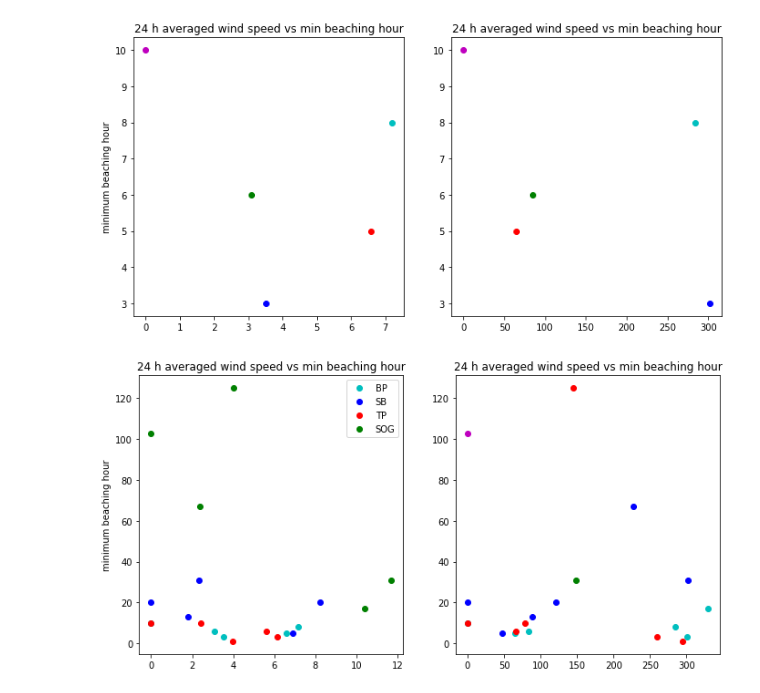
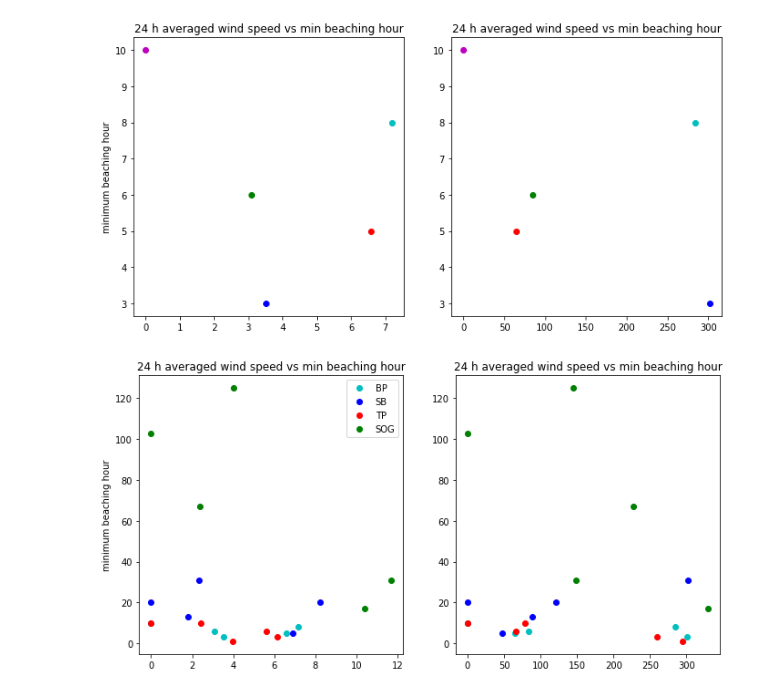
Before and after one commit to SalishSeaCast/analysis-vicky, a Jupyter notebook: notebooks/ScatterPlots.ipynb, the cells around one changed output. Drawn from its saved outputs; the diff is of its cells as text; code cells hidden in the pictures.

```diff
--- a/notebooks/ScatterPlots.ipynb
+++ b/notebooks/ScatterPlots.ipynb
@@ -360,35 +360,35 @@ ax[0].plot(np.mean(SOGs4), np.min(np.ma.masked_equal(SOGzero.variables['Beaching
 
 ax[0].legend()
 ax[0].set_title('24 h averaged wind speed vs min beaching hour')
 ax[0].set_ylabel('minimum beaching hour')
 
 
 ax[1].plot(np.mean(BPd0), np.min(np.ma.masked_equal(BP350high.variables['Beaching_Time'][:], 0)), 'co', label = 'TP 100 high')
 ax[1].plot(np.mean(BPd1), np.min(np.ma.masked_equal(BP350low.variables['Beaching_Time'][:], 0)), 'co', label = 'TP 100 low')
 ax[1].plot(np.mean(BPd2), np.min(np.ma.masked_equal(BP150high.variables['Beaching_Time'][:], 0)),'co', label = 'TP 270 high')
 ax[1].plot(np.mean(BPd3), np.min(np.ma.masked_equal(BP150low.variables['Beaching_Time'][:], 0)),'co', label = 'TP 270 low')
 ax[1].plot(np.mean(BPd4), np.min(np.ma.masked_equal(BPzero.variables['Beaching_Time'][:], 0)),'co', label = 'TP zero')
 
 ax[1].plot(np.mean(SBd0), np.min(np.ma.masked_equal(SB350high.variables['Beaching_Time'][:], 0)), 'bo')
 ax[1].plot(np.mean(SBd1), np.min(np.ma.masked_equal(SB350low.variables['Beaching_Time'][:], 0)), 'bo')
 ax[1].plot(np.mean(SBd2), np.min(np.ma.masked_equal(SB150high.variables['Beaching_Time'][:], 0)),'bo')
 ax[1].plot(np.mean(SBd3), np.min(np.ma.masked_equal(SB150low.variables['Beaching_Time'][:], 0)),'bo')
 ax[1].plot(np.mean(SBd4), np.min(np.ma.masked_equal(SBzero.variables['Beaching_Time'][:], 0)),'bo')
 
 ax[1].plot(np.mean(TPd0), np.min(np.ma.masked_equal(TP350high.variables['Beaching_Time'][:], 0)), 'ro')
 ax[1].plot(np.mean(TPd1), np.min(np.ma.masked_equal(TP350low.variables['Beaching_Time'][:], 0)), 'ro')
 ax[1].plot(np.mean(TPd2), np.min(np.ma.masked_equal(TP150high.variables['Beaching_Time'][:], 0)),'ro')
 ax[1].plot(np.mean(TPd3), np.min(np.ma.masked_equal(TP150low.variables['Beaching_Time'][:], 0)),'ro')
 ax[1].plot(np.mean(TPd4), np.min(np.ma.masked_equal(TPzero.variables['Beaching_Time'][:], 0)),'ro')
 
-ax[1].plot(np.mean(SOGd0), np.min(np.ma.masked_equal(SOG350high.variables['Beaching_Time'][:], 0)), 'co')
-ax[1].plot(np.mean(SOGd1), np.min(np.ma.masked_equal(SOG350low.variables['Beaching_Time'][:], 0)), 'bo')
-ax[1].plot(np.mean(SOGd2), np.min(np.ma.masked_equal(SOG150high.variables['Beaching_Time'][:], 0)),'ro')
+ax[1].plot(np.mean(SOGd0), np.min(np.ma.masked_equal(SOG350high.variables['Beaching_Time'][:], 0)), 'go')
+ax[1].plot(np.mean(SOGd1), np.min(np.ma.masked_equal(SOG350low.variables['Beaching_Time'][:], 0)), 'go')
+ax[1].plot(np.mean(SOGd2), np.min(np.ma.masked_equal(SOG150high.variables['Beaching_Time'][:], 0)),'go')
 ax[1].plot(np.mean(SOGd3), np.min(np.ma.masked_equal(SOG150low.variables['Beaching_Time'][:], 0)),'go')
-ax[1].plot(np.mean(SOGd4), np.min(np.ma.masked_equal(SOGzero.variables['Beaching_Time'][:], 0)),'mo')
+ax[1].plot(np.mean(SOGd4), np.min(np.ma.masked_equal(SOGzero.variables['Beaching_Time'][:], 0)),'go')
 
 ax[1].set_title('24 h averaged wind speed vs min beaching hour')
 
 plt.tight_layout()
 # %% [output]
-[figure, old version]
+[figure, new version]
```
